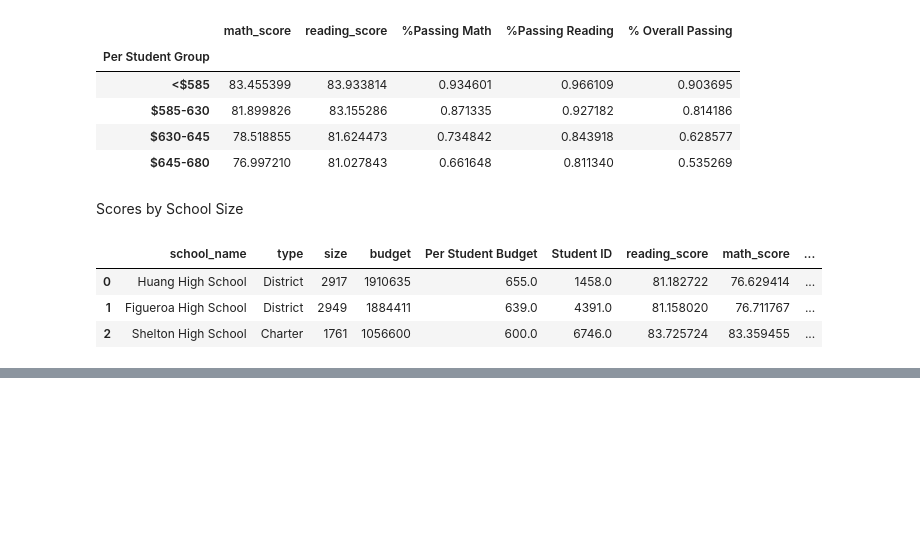
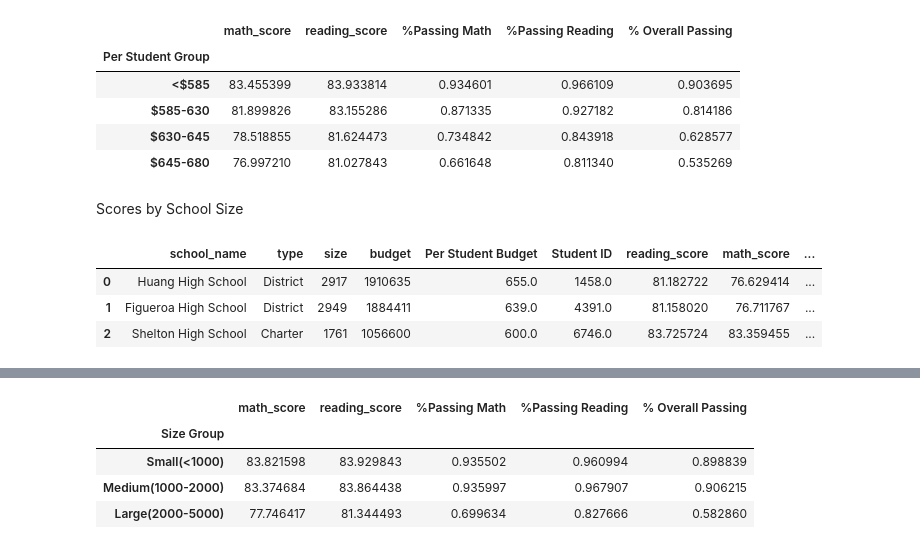
Before and after one commit to RachelFizel/panda-challenge, a Jupyter notebook: PyCitySchools/PyCitySchools.ipynb, the cells around one changed output, grey strips where cells are left out. Drawn from its saved outputs; the diff is of its cells as text; code cells hidden in the pictures; blank space fills up the shorter version.

Commit message:
added scores by school size and type

```diff
--- a/PyCitySchools/PyCitySchools.ipynb
+++ b/PyCitySchools/PyCitySchools.ipynb
@@ -709,0 +731,4 @@ group_labels = ["Small(<1000)", "Medium(1000-2000)", "Large(2000-5000)"]
+# %%
+# Place the data series into a new column inside of the DataFrame
+school_summary_results_df["Size Group"] = pd.cut(school_summary_results_df["size"], bins, labels=group_labels)
+school_summary_results_df.head()
@@ -709,0 +742,12 @@ group_labels = ["Small(<1000)", "Medium(1000-2000)", "Large(2000-5000)"]
+# %%
+grouped_size = school_summary_results_df.groupby(["Size Group"])
+grouped_size = grouped_size.mean()
+grouped_size = grouped_size[["math_score","reading_score","%Passing Math", "%Passing Reading", "% Overall Passing"]]
+
+grouped_size
+# %% [output]
+|  | math_score | reading_score | %Passing Math | %Passing Reading | % Overall Passing |
+| Size Group |  |  |  |  |  |
+| Small(<1000) | 83.821598 | 83.929843 | 0.935502 | 0.960994 | 0.898839 |
+| Medium(1000-2000) | 83.374684 | 83.864438 | 0.935997 | 0.967907 | 0.906215 |
+| Large(2000-5000) | 77.746417 | 81.344493 | 0.699634 | 0.827666 | 0.582860 |
```
Also changed, not shown: parts of 4 cells of this notebook.
